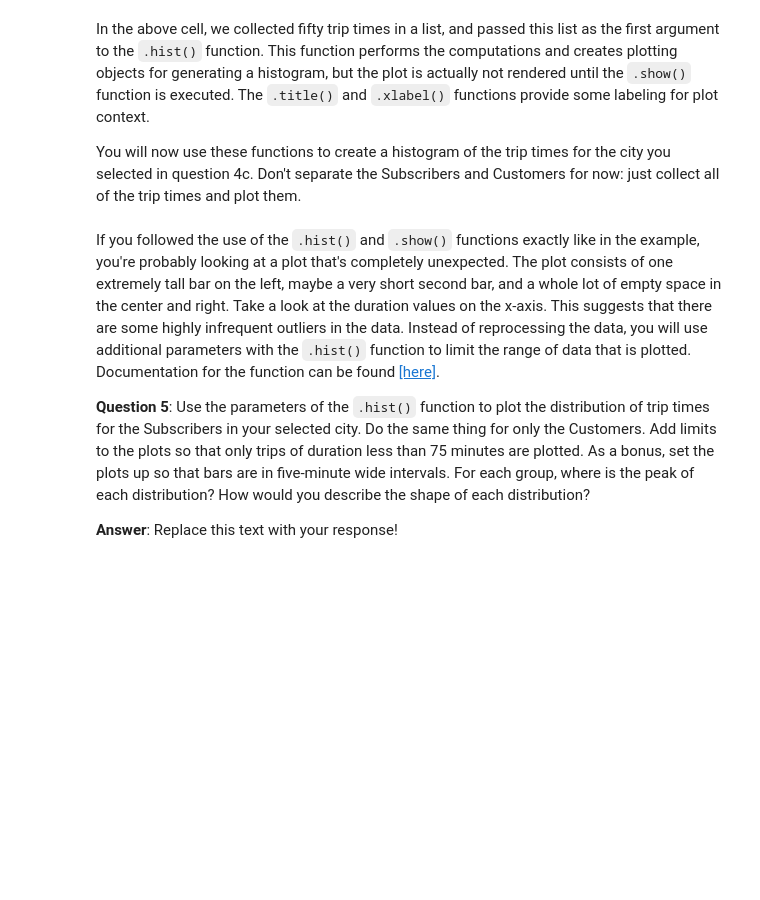
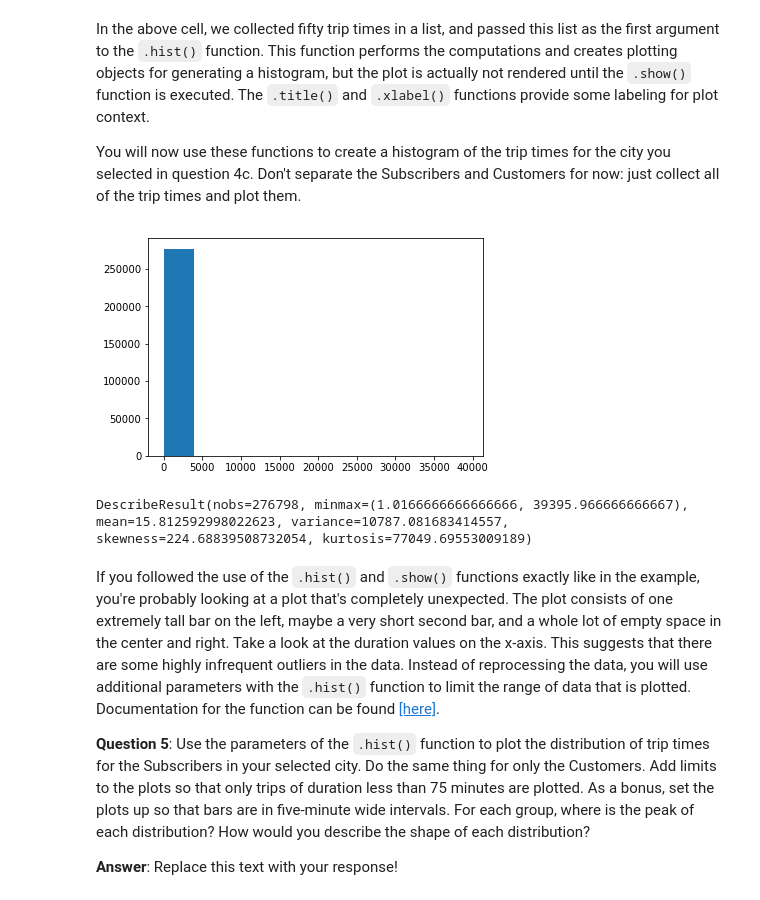
Before and after one commit to georgeliu1998/dand2, a Jupyter notebook: bike-share-analysis/Bike_Share_Analysis.ipynb, the cells around one changed output. Drawn from its saved outputs; the diff is of its cells as text; code cells hidden in the pictures; blank space fills up the shorter version.

Commit message:
Complete data visualization

```diff
--- a/bike-share-analysis/Bike_Share_Analysis.ipynb
+++ b/bike-share-analysis/Bike_Share_Analysis.ipynb
@@ -481,6 +483,31 @@ You will now use these functions to create a histogram of the trip times for the
 # %%
 ## Use this and additional cells to collect all of the trip times as a list ##
 ## and then use pyplot functions to generate a histogram of trip times.     ##
+def get_durations(filename):
+    """
+    This function reads in a file with trip data and reports the average trip length
+    for both subscribers and customers.
+    """
+    with open(filename, 'r') as f_in:
+        # set up csv reader object
+        reader = csv.DictReader(f_in)
+        durations = []
+        for row in reader:
+            durations.append(float(row['duration']))
+    return durations
+
+data = get_durations(data_file)
+plt.hist(data)
+plt.show()
+# %% [output]
+[figure, added]
+# %%
+import numpy as np
+from scipy import stats
+d = np.array(data)
+stats.describe(d)
+# %% [output]
+DescribeResult(nobs=276798, minmax=(1.0166666666666666, 39395.966666666667), mean=15.812592998022623, variance=10787.081683414557, skewness=224.68839508732054, kurtosis=77049.69553009189)
 # %% [markdown]
 If you followed the use of the `.hist()` and `.show()` functions exactly like in the example, you're probably looking at a plot that's completely unexpected. The plot consists of one extremely tall bar on the left, maybe a very short second bar, and a whole lot of empty space in the center and right. Take a look at the duration values on the x-axis. This suggests that there are some highly infrequent outliers in the data. Instead of reprocessing the data, you will use additional parameters with the `.hist()` function to limit the range of data that is plotted. Documentation for the function can be found [[here]](https://matplotlib.org/devdocs/api/_as_gen/matplotlib.pyplot.hist.html#matplotlib.pyplot.hist).
 
```
Also changed, not shown: parts of 3 cells of this notebook.
